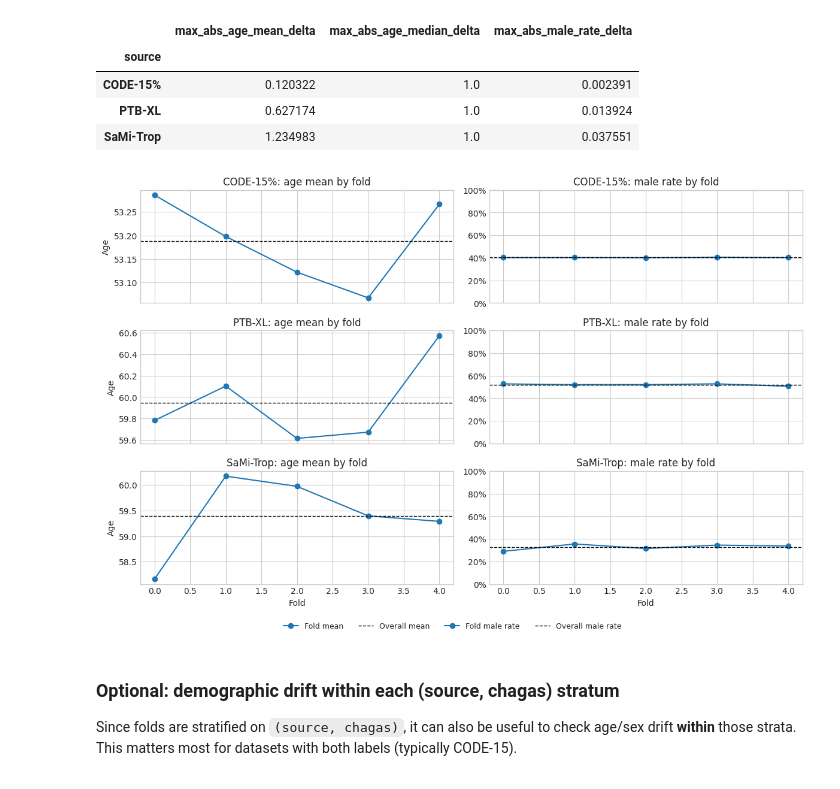
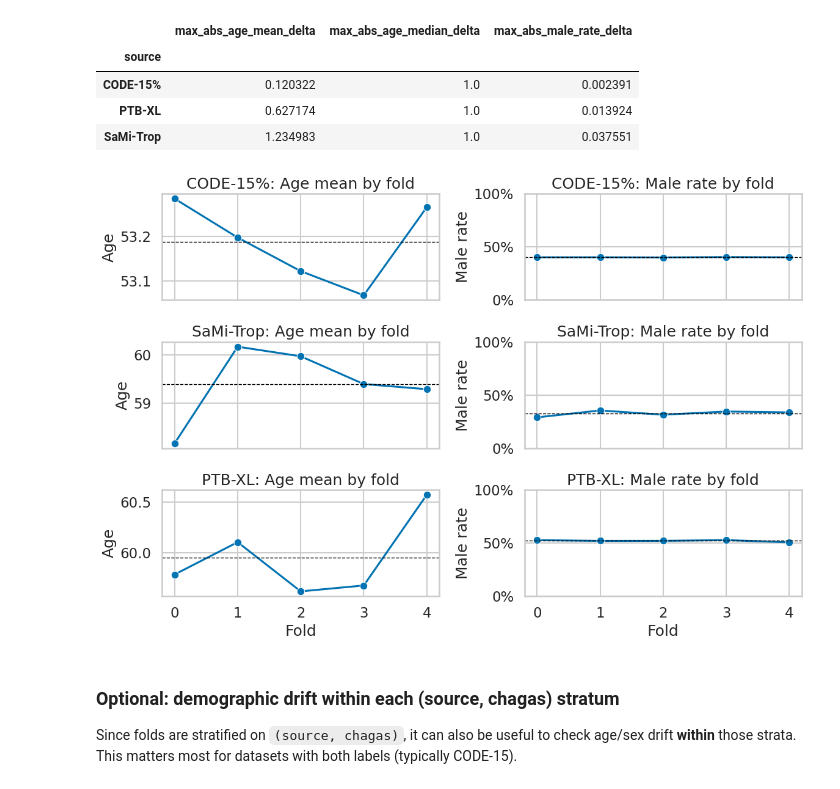
Before and after one commit to floherzler/ecg-chagas-embeddings, a Jupyter notebook: src/ecg_chagas_embeddings/notebooks/datasets.ipynb, the cells around one changed output. Cells and saved outputs as stored; diff of their text form; code cells hidden in the pictures.

```diff
--- a/src/ecg_chagas_embeddings/notebooks/datasets.ipynb
+++ b/src/ecg_chagas_embeddings/notebooks/datasets.ipynb
@@ -19,6 +27,7 @@ import numpy as np
 import pandas as pd
 import matplotlib.pyplot as plt
 from matplotlib.ticker import PercentFormatter
+import seaborn as sns
 
 try:
     from IPython.display import display
@@ -26,10 +35,8 @@ except Exception:
     def display(*args, **kwargs):
         return None
 
-try:
-    plt.style.use('seaborn-v0_8-whitegrid')
-except Exception:
-    pass
+sns.set_theme(context='talk', style='whitegrid')
+sns.set_palette('colorblind')
 
 # --- Configure metadata path ---
 # You can also set an env var: META_PATH=/path/to/metadata.csv
@@ -90,6 +97,19 @@ if not np.issubdtype(df['fold'].dtype, np.number):
 
 df['fold'] = df['fold'].astype('Int64')
 
+
+def ordered_sources(series: pd.Series) -> list[str]:
+    preferred = ['CODE-15%', 'CODE-15', 'SaMi-Trop', 'Sami-Trop', 'PTB-XL']
+    existing = [x for x in pd.unique(series.dropna())]
+    ordered = [s for s in preferred if s in existing]
+    ordered += [s for s in sorted(existing) if s not in ordered]
+    return ordered
+
+
+def ordered_folds(series: pd.Series) -> list[int]:
+    return sorted(pd.unique(series.dropna().astype(int)).tolist())
+
+
 print('Rows:', len(df))
 print('Sources:', df['source'].nunique())
 print('Folds:', df['fold'].nunique())
@@ -453,55 +568,45 @@ display(summary)
 | PTB-XL | 0.627174 | 1.0 | 0.013924 |
 | SaMi-Trop | 1.234983 | 1.0 | 0.037551 |
 # %%
-# Plot: age mean per fold with overall reference, per source
-src_order = sorted(df['source'].dropna().unique())
-fold_order = sorted(df['fold'].dropna().unique())
+# Plot: age mean and male rate per fold with overall reference, per source
+src_order = ordered_sources(df['source'])
+fold_order = ordered_folds(df['fold'])
 
 n_src = len(src_order)
-fig, axes = plt.subplots(n_src, 2, figsize=(12, max(3, 2.6*n_src)), sharex=True)
+metrics = ['age_mean', 'male_rate']
+metric_titles = {'age_mean': 'Age mean by fold', 'male_rate': 'Male rate by fold'}
+
+fig, axes = plt.subplots(n_src, 2, figsize=(12, max(3, 2.7 * n_src)), sharex=True)
 if n_src == 1:
     axes = np.array([axes])
 
 for r, src in enumerate(src_order):
-    sub = df[df.source == src]
+    sub = per_fold[per_fold['source'] == src]
 
-    # Age mean per fold
-    age_means = sub.groupby('fold')['age'].mean().reindex(fold_order)
-    age_ref = sub['age'].mean()
+    for c, metric in enumerate(metrics):
+        ax = axes[r, c]
+        sns.lineplot(
+            data=sub,
+            x='fold',
+            y=metric,
+            marker='o',
+            sort=False,
+            ax=ax,
+        )
+        ref_val = ref.loc[src, metric]
+        if not np.isnan(ref_val):
+            ax.axhline(ref_val, color='black', linestyle='--', linewidth=1)
+        ax.set_title(f"{src}: {metric_titles[metric]}")
+        ax.set_xlabel('Fold')
+        ax.set_ylabel('Age' if metric == 'age_mean' else 'Male rate')
+        if metric == 'male_rate':
+            ax.set_ylim(0, 1)
+            ax.yaxis.set_major_formatter(PercentFormatter(1.0))
 
-    ax = axes[r, 0]
-    ax.plot(fold_order, age_means.values, marker='o', label='Fold mean')
-    ax.axhline(age_ref, color='black', linestyle='--', linewidth=1, label='Overall mean')
-    ax.set_title(f'{src}: age mean by fold')
-    ax.set_ylabel('Age')
-
-    # Male rate per fold
-    ax2 = axes[r, 1]
-    def _mr(g):
-        s = g[g != 'Unknown']
-        return np.nan if len(s)==0 else (s=='Male').mean()
-
-    male_rates = sub.groupby('fold')['sex_norm'].apply(_mr).reindex(fold_order)
-    male_ref = _mr(sub['sex_norm'])
-
-    ax2.plot(fold_order, male_rates.values, marker='o', color='tab:blue', label='Fold male rate')
-    if not np.isnan(male_ref):
-        ax2.axhline(male_ref, color='black', linestyle='--', linewidth=1, label='Overall male rate')
-    ax2.yaxis.set_major_formatter(PercentFormatter(1.0))
-    ax2.set_ylim(0, 1)
-    ax2.set_title(f'{src}: male rate by fold')
-
-for ax in axes[-1, :]:
-    ax.set_xlabel('Fold')
-
-# Only one shared legend at the bottom
-handles, labels = axes[0, 0].get_legend_handles_labels()
-handles2, labels2 = axes[0, 1].get_legend_handles_labels()
-fig.legend(handles + handles2, labels + labels2, loc='lower center', ncols=4, fontsize=9)
-plt.tight_layout(rect=[0, 0.04, 1, 1])
+plt.tight_layout()
 plt.show()
 # %% [output]
-[figure, old version]
+[figure, new version]
 # %% [markdown]
 ### Optional: demographic drift within each (source, chagas) stratum
 
```
Also changed, not shown: parts of 11 cells of this notebook.
